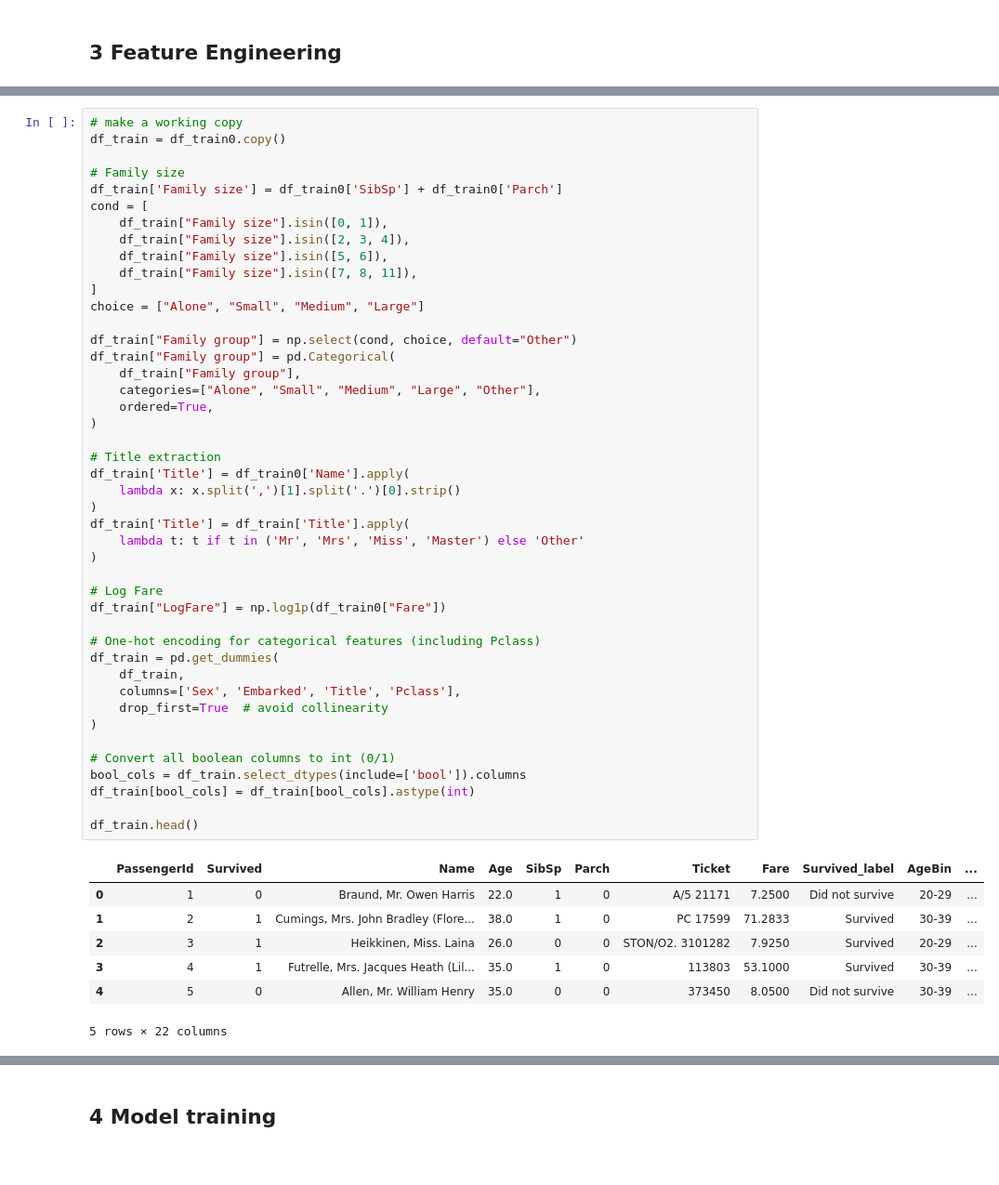
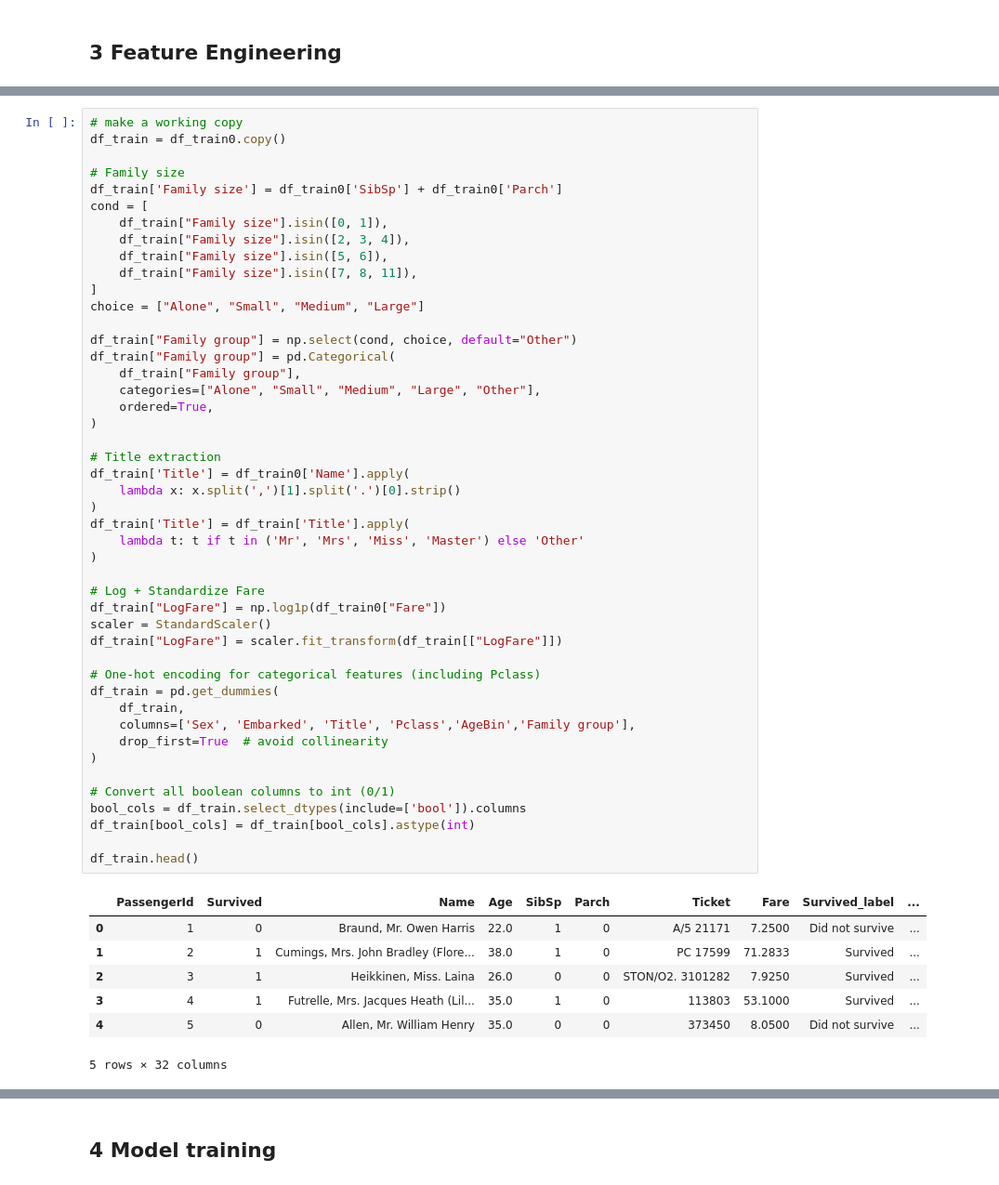
Before and after one commit to fede-giorgi/Transformer_is_All_You_Need, a Jupyter notebook: project.ipynb, the cells around one changed output, grey strips where cells are left out. Shown at 93% size. Drawn from its saved outputs; the diff is of its cells as text.

```diff
--- a/project.ipynb
+++ b/project.ipynb
@@ -623,42 +620,44 @@ choice = ["Alone", "Small", "Medium", "Large"]
 
 df_train["Family group"] = np.select(cond, choice, default="Other")
 df_train["Family group"] = pd.Categorical(
     df_train["Family group"],
     categories=["Alone", "Small", "Medium", "Large", "Other"],
     ordered=True,
 )
 
 # Title extraction
 df_train['Title'] = df_train0['Name'].apply(
     lambda x: x.split(',')[1].split('.')[0].strip()
 )
 df_train['Title'] = df_train['Title'].apply(
     lambda t: t if t in ('Mr', 'Mrs', 'Miss', 'Master') else 'Other'
 )
 
-# Log Fare
+# Log + Standardize Fare
 df_train["LogFare"] = np.log1p(df_train0["Fare"])
+scaler = StandardScaler()
+df_train["LogFare"] = scaler.fit_transform(df_train[["LogFare"]])
 
 # One-hot encoding for categorical features (including Pclass)
 df_train = pd.get_dummies(
     df_train,
-    columns=['Sex', 'Embarked', 'Title', 'Pclass'],
+    columns=['Sex', 'Embarked', 'Title', 'Pclass','AgeBin','Family group'],
     drop_first=True  # avoid collinearity
 )
 
 # Convert all boolean columns to int (0/1)
 bool_cols = df_train.select_dtypes(include=['bool']).columns
 df_train[bool_cols] = df_train[bool_cols].astype(int)
 
 df_train.head()
 # %% [output]
-|  | PassengerId | Survived | Name | Age | SibSp | Parch | Ticket | Fare | Survived_label | AgeBin | ... |
-| 0 | 1 | 0 | Braund, Mr. Owen Harris | 22.0 | 1 | 0 | A/5 21171 | 7.2500 | Did not survive | 20-29 | ... |
-| 1 | 2 | 1 | Cumings, Mrs. John Bradley (Flore... | 38.0 | 1 | 0 | PC 17599 | 71.2833 | Survived | 30-39 | ... |
-| 2 | 3 | 1 | Heikkinen, Miss. Laina | 26.0 | 0 | 0 | STON/O2. 3101282 | 7.9250 | Survived | 20-29 | ... |
-| 3 | 4 | 1 | Futrelle, Mrs. Jacques Heath (Lil... | 35.0 | 1 | 0 | 113803 | 53.1000 | Survived | 30-39 | ... |
-| 4 | 5 | 0 | Allen, Mr. William Henry | 35.0 | 0 | 0 | 373450 | 8.0500 | Did not survive | 30-39 | ... |
+|  | PassengerId | Survived | Name | Age | SibSp | Parch | Ticket | Fare | Survived_label | ... |
+| 0 | 1 | 0 | Braund, Mr. Owen Harris | 22.0 | 1 | 0 | A/5 21171 | 7.2500 | Did not survive | ... |
+| 1 | 2 | 1 | Cumings, Mrs. John Bradley (Flore... | 38.0 | 1 | 0 | PC 17599 | 71.2833 | Survived | ... |
+| 2 | 3 | 1 | Heikkinen, Miss. Laina | 26.0 | 0 | 0 | STON/O2. 3101282 | 7.9250 | Survived | ... |
+| 3 | 4 | 1 | Futrelle, Mrs. Jacques Heath (Lil... | 35.0 | 1 | 0 | 113803 | 53.1000 | Survived | ... |
+| 4 | 5 | 0 | Allen, Mr. William Henry | 35.0 | 0 | 0 | 373450 | 8.0500 | Did not survive | ... |
-5 rows × 22 columns
+5 rows × 32 columns
 # %%
 # Family size
 df_test['Family size'] = df_test['SibSp'] + df_test['Parch']
```
Also changed, not shown: parts of 12 cells of this notebook.
